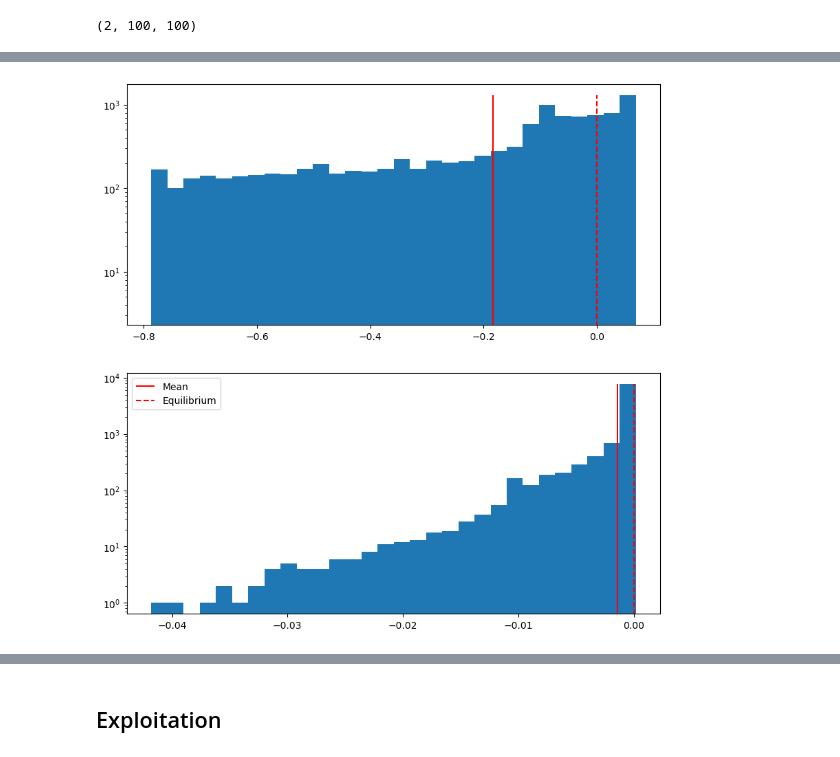
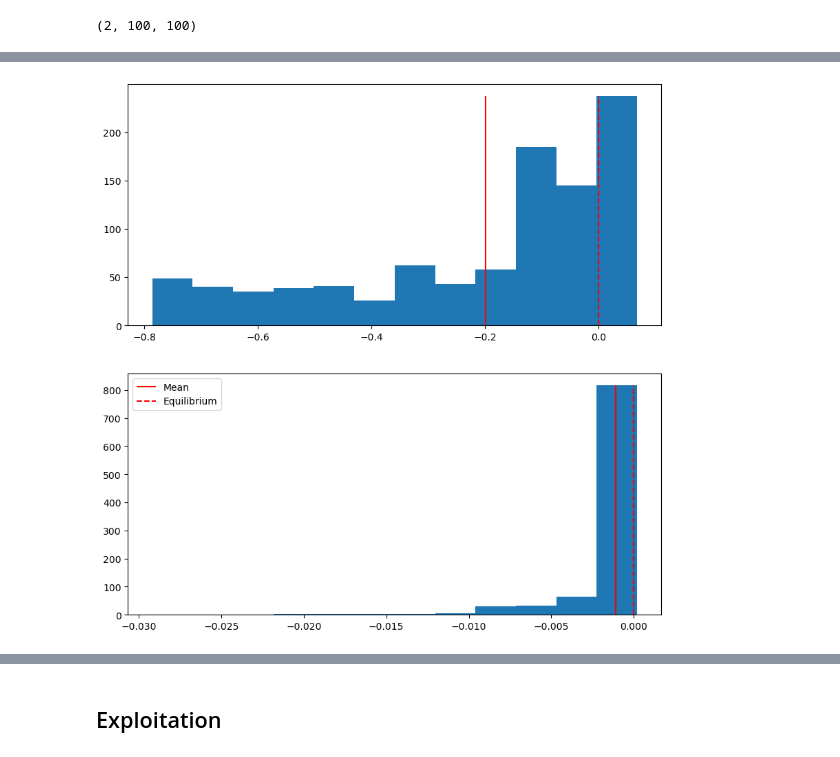
Before and after one commit to darkraisisi/sampling_hillslope_surrogate, a Jupyter notebook: exploitation.ipynb, the cells around one changed output, grey strips where cells are left out. Saved outputs shown, nothing was run; the diff lists cells and outputs as text; code cells hidden in the pictures.

```diff
--- a/exploitation.ipynb
+++ b/exploitation.ipynb
@@ -223,11 +253,13 @@ grid[0].flatten(), grid[0].flatten()
 # %%
 # D_true, B_true = OrtogonalLatinHyperCube.sample_stack([(0, D_lim), (0, B_lim)], n_samples)
-D_true, B_true = Grid.sample_stack([(0, D_lim), (0, B_lim)], n_samples)
+D_true, B_true = Grid.sample_stack([(0, D_lim), (1e-1, B_lim)], n_samples)
 plt.scatter(D_true, B_true)
 plt.show()
 dB_dt, dD_dt = mm.step(B_true, D_true, g, warm_up=0)
 dB_dt, dD_dt = dB_dt.reshape((prime,prime)), dD_dt.reshape((prime,prime))
 
+dB_dt[0] = dB_dt[1]
+
 points_B = np.column_stack((B_true.flatten(), D_true.flatten(), dB_dt.flatten()))
 points_D = np.column_stack((B_true.flatten(), D_true.flatten(), dD_dt.flatten()))
 
@@ -289,9 +268,0 @@ def equalObs(x, nbin):
-# %%
-hist_samples = 10_000
-prime = 100
-D_true, B_true = Grid.sample_stack([(0, D_lim), (0, B_lim)], hist_samples)
-dB_dt, dD_dt = mm.step(B_true, D_true, g, warm_up=0)
-dB_dt, dD_dt = dB_dt.reshape((prime,prime)), dD_dt.reshape((prime,prime))
-
-dB_dt_x = np.sum(dB_dt, axis=1)
-dB_dt_y = np.sum(dB_dt, axis=0)
@@ -341,27 +269,25 @@ plt.show()
 # %%
-n_bins = 30
+n_bins = 12
 fix, (ax1, ax2) = plt.subplots(2,1, figsize=(10,10))
 
 n_x, bins_x, _ = ax1.hist(dB_dt.flatten(), n_bins, cumulative=False)
-ax1.set_yscale('log')
 ax1.vlines(dB_dt.mean(), ymin=0, ymax=n_x.max(), colors='red', label="Mean")
 ax1.vlines(0, ymin=0, ymax=n_x.max(), colors='red', label="Equilibrium", linestyle='dashed')
 
 n_y, bins_y, _ = ax2.hist(dD_dt.flatten(), n_bins, cumulative=False)
-ax2.set_yscale('log')
 ax2.vlines(dD_dt.mean(), ymin=0, ymax=n_y.max(), colors='red', label="Mean")
 ax2.vlines(0, ymin=0, ymax=n_y.max(), colors='red', label="Equilibrium", linestyle='dashed')
 
 plt.legend()
 plt.show()
 
 # n, bins, patches = plt.hist(dB_dt.flatten(), equalObs(dB_dt.flatten(), 30), edgecolor='black')
 # # plt.xscale('log')
 # plt.show()
 
 # n, bins, patches = plt.hist(dD_dt.flatten(), equalObs(dD_dt.flatten(), 30), edgecolor='black')
 # plt.xscale('log')
 # plt.show()
 # sorted(bins)
 # %% [output]
-[figure, old version]
+[figure, new version]
```
Also changed, not shown: parts of 29 cells of this notebook, 1 other file.
